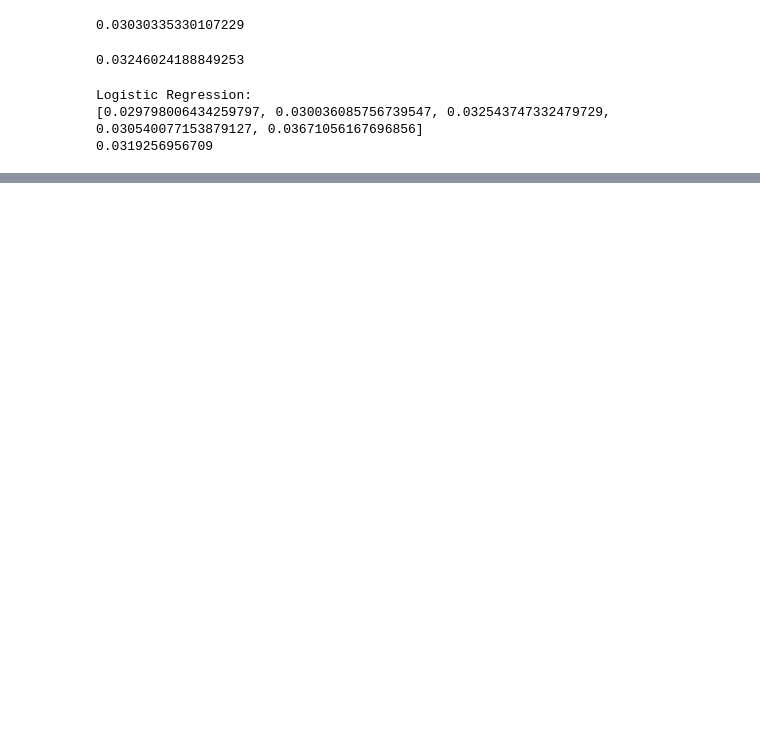
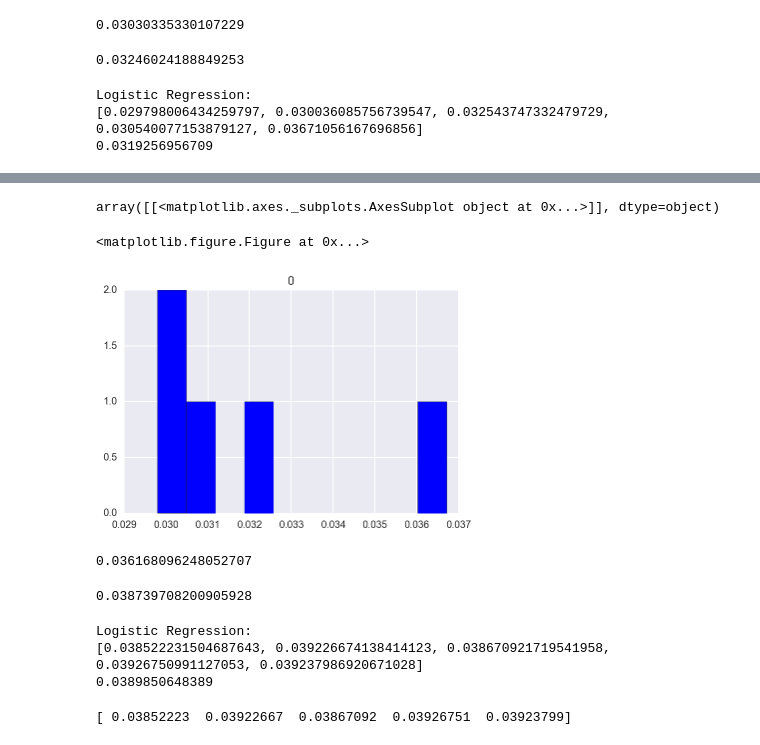
Before and after one commit to ocj137/DSI-SF-2-ocjacob, a Jupyter notebook: week05/project-5.ipynb, the cells around one changed output, grey strips where cells are left out. Saved outputs shown, nothing was run; the diff lists cells and outputs as text; code cells hidden in the pictures; blank space fills up the shorter version.

```diff
--- a/week05/project-5.ipynb
+++ b/week05/project-5.ipynb
@@ -275,0 +287,9 @@ print cross_val_score(logreg, X1, y1, cv=5)
+# %%
+# Let's look at the logistic regression we got for Las Vegas:
+lr1_df = pd.DataFrame(lr1_scores)
+fig = plt.figure(figsize=(10,6))
+lr1_df.hist(color='b', label='Logistic Regression, Las Vegas')
+# %% [output]
+array([[<matplotlib.axes._subplots.AxesSubplot object at 0x...>]], dtype=object)
+<matplotlib.figure.Figure at 0x...>
+[figure, added]
@@ -275,0 +308,35 @@ print cross_val_score(logreg, X1, y1, cv=5)
+# %%
+logreg2.fit(X2, y2)
+logreg2.score(X2, y2)
+# %% [output]
+0.036168096248052707
+# %%
+logreg2.fit(X2_train, y2_train)
+logreg2.score(X2_train, y2_train)
+# %% [output]
+0.038739708200905928
+# %%
+lr2_scores = []
+
+for train_i, test_i in cv_indices2:
+
+    X2_tr = X2.iloc[train_i, :]
+    y2_tr = y2[train_i]
+    X2_te = X2.iloc[test_i, :]
+    y2_te = y2[test_i]
+
+    #print X_tr.shape, X_te.shape
+    logreg2.fit(X2_tr, y2_tr)
+    lr2_scores.append(logreg2.score(X2_te, y2_te))
+
+print 'Logistic Regression:'
+print lr2_scores
+print np.mean(lr2_scores)
+# %% [output]
+Logistic Regression:
+[0.038522231504687643, 0.039226674138414123, 0.038670921719541958, 0.03926750991127053, 0.039237986920671028]
+0.0389850648389
+# %%
+print cross_val_score(logreg2, X2, y2, cv=5)
+# %% [output]
+[ 0.03852223  0.03922667  0.03867092  0.03926751  0.03923799]
```
Also changed, not shown: parts of 44 cells of this notebook.
